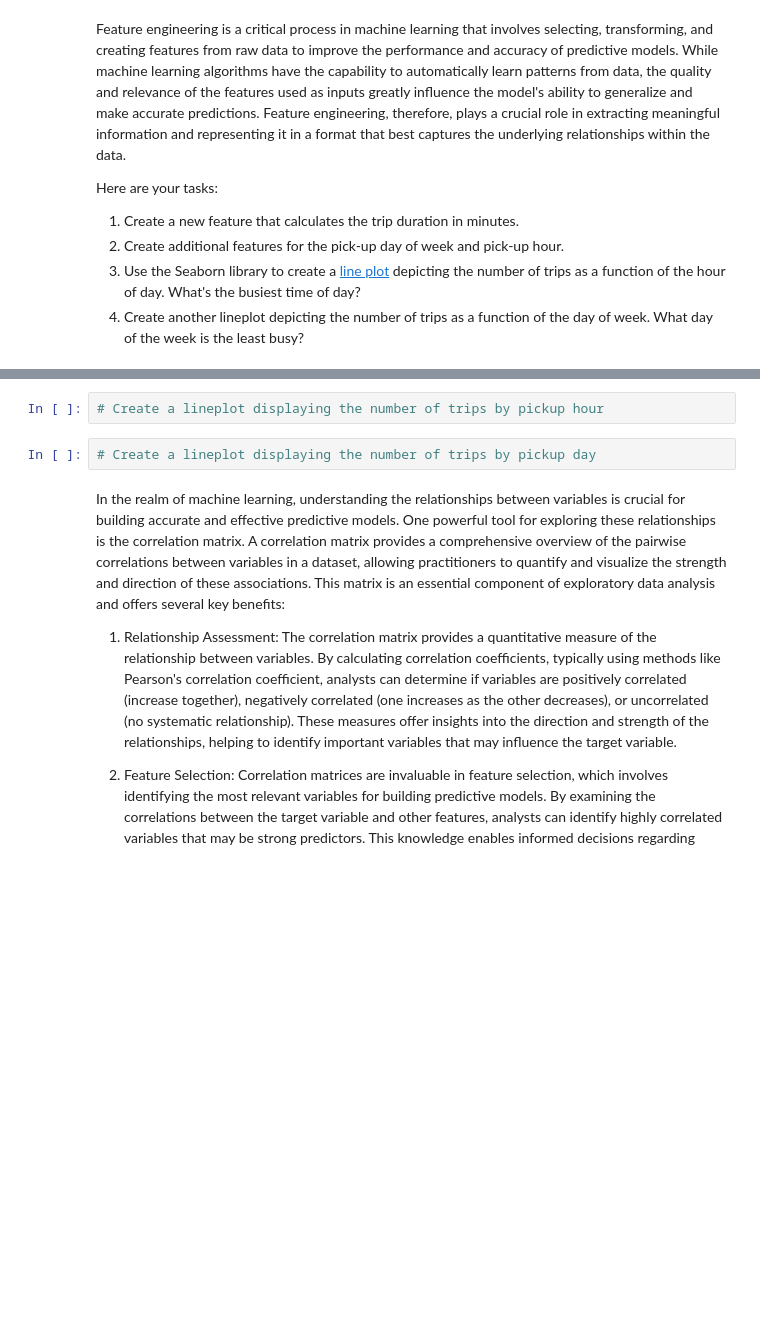
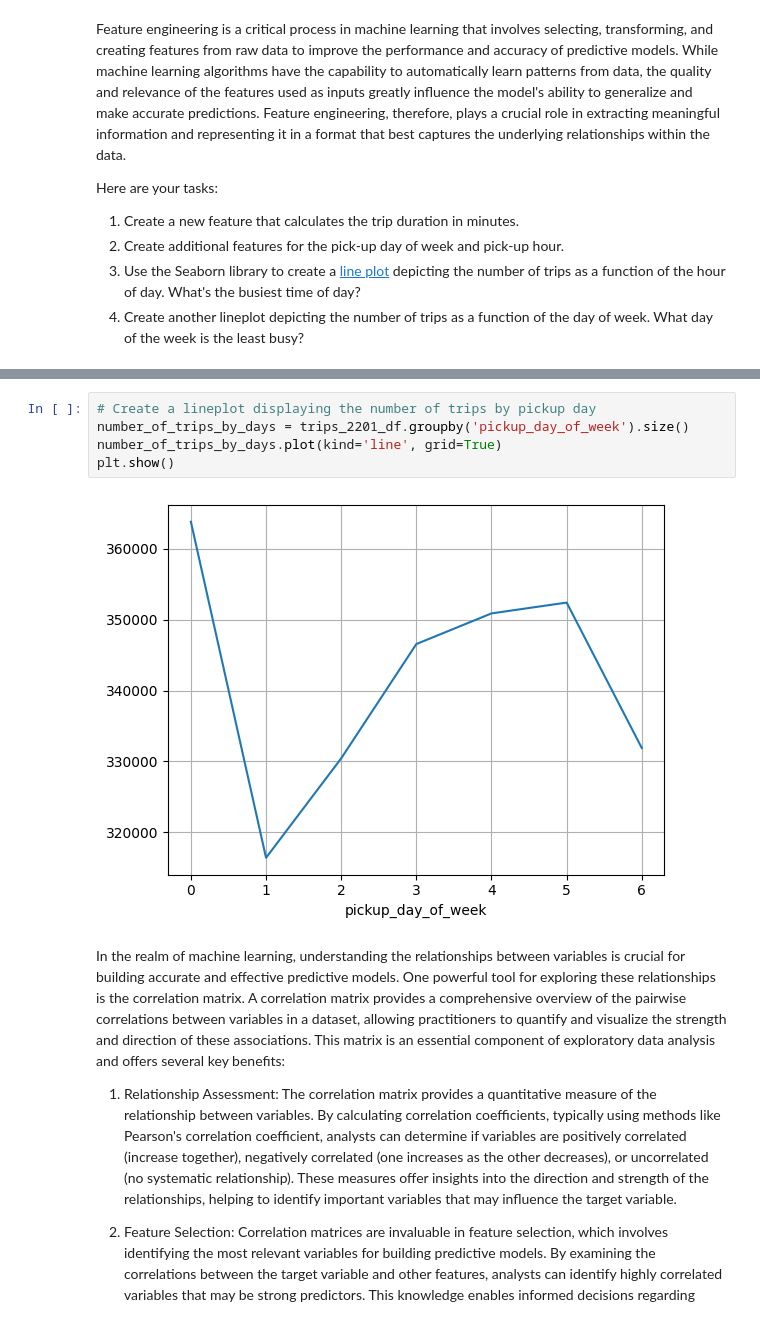
Before and after one commit to smyazdani/ucsd_ml-ai_bootcamp, a Jupyter notebook: Student_MLE_MiniProject_EDA.ipynb, the cells around one changed output, grey strips where cells are left out. Drawn from its saved outputs; the diff is of its cells as text; blank space fills up the shorter version.

```diff
--- a/Student_MLE_MiniProject_EDA.ipynb
+++ b/Student_MLE_MiniProject_EDA.ipynb
@@ -199,7 +186,10 @@ Here are your tasks:
 # %%
-# Create a lineplot displaying the number of trips by pickup hour
+# Create a lineplot displaying the number of trips by pickup day
+number_of_trips_by_days = trips_2201_df.groupby('pickup_day_of_week').size()
+number_of_trips_by_days.plot(kind='line', grid=True)
+plt.show()
+# %% [output]
+[figure, added]
-# %%
-# Create a lineplot displaying the number of trips by pickup day
 # %% [markdown]
 In the realm of machine learning, understanding the relationships between variables is crucial for building accurate and effective predictive models. One powerful tool for exploring these relationships is the correlation matrix. A correlation matrix provides a comprehensive overview of the pairwise correlations between variables in a dataset, allowing practitioners to quantify and visualize the strength and direction of these associations. This matrix is an essential component of exploratory data analysis and offers several key benefits:
 
```
Also changed, not shown: parts of 13 cells of this notebook.
